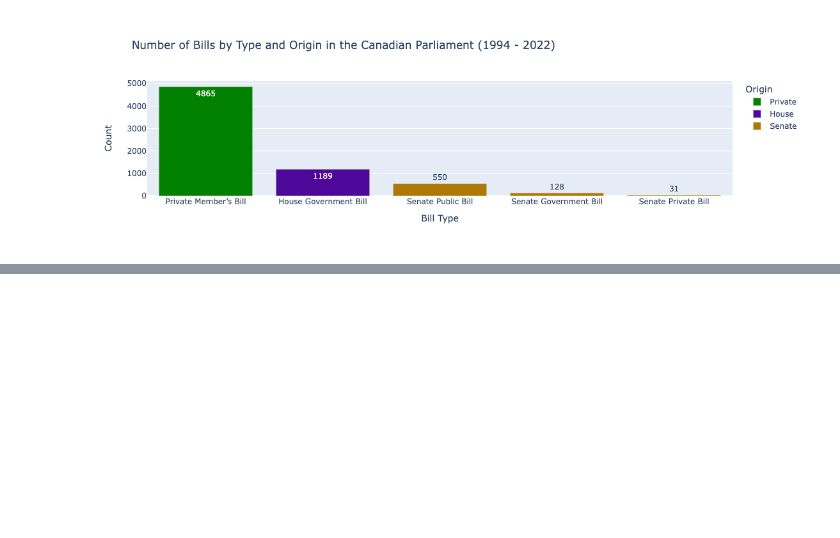
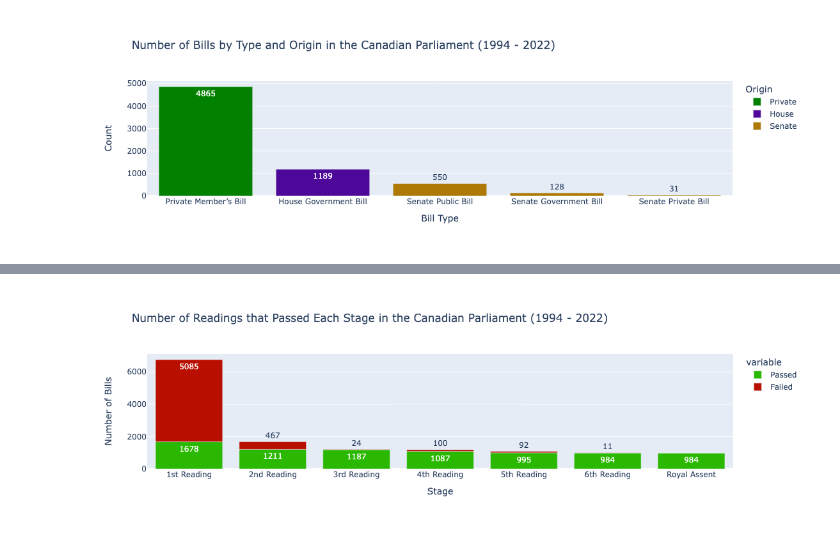
Before and after one commit to rileywheadon/canadian-legislation-visualisation, a Jupyter notebook: notebooks/04-visualisation.ipynb, the cells around one changed output, grey strips where cells are left out. Saved outputs shown, nothing was run; the diff lists cells and outputs as text; code cells hidden in the pictures; blank space fills up the shorter version.

Commit message:
did more visualisations

```diff
--- a/notebooks/04-visualisation.ipynb
+++ b/notebooks/04-visualisation.ipynb
@@ -216,0 +276,23 @@ fig.show()
+# %%
+color_map = {
+    "Passed": "#2bb800",
+    "Failed": "#b80f00",
+}
+
+
+fig = px.bar(
+    plot_3,
+    x = "Stage",
+    y = ["Passed", "Failed"],
+    title = "Number of Readings that Passed Each Stage in the Canadian Parliament (1994 - 2022)",
+    color_discrete_map = color_map,
+    text_auto = True,
+    labels = {
+        "value": "Number of Bills",
+        "Reading": "Stage"
+    }
+)
+
+fig.show()
+# %% [output]
+[figure, added]
```
Also changed, not shown: parts of 21 cells of this notebook.
